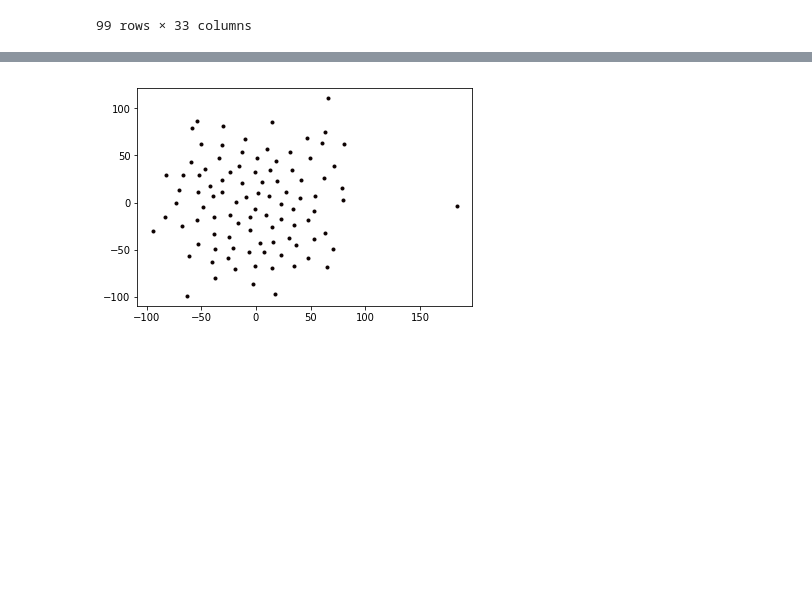
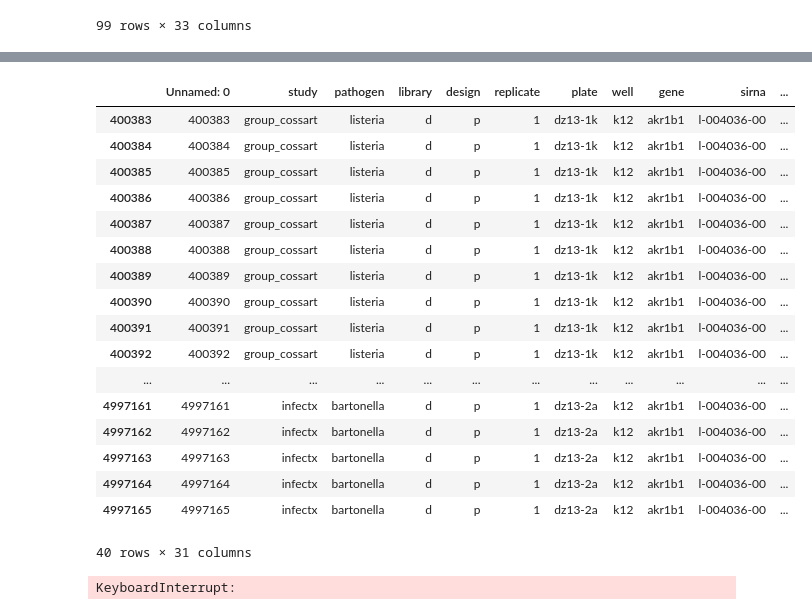
Before and after one commit to cbg-ethz/pybda, a Jupyter notebook: tix_analysis/tix_notebooks/tix_analyse_pandas.ipynb, the cells around one changed output, grey strips where cells are left out. Drawn from its saved outputs; the diff is of its cells as text; code cells hidden in the pictures; blank space fills up the shorter version.

```diff
--- a/tix_analysis/tix_notebooks/tix_analyse_pandas.ipynb
+++ b/tix_analysis/tix_notebooks/tix_analyse_pandas.ipynb
@@ -111 +134,22 @@ tsne = TSNE(n_components=2, )
+# %%
+X[X['gene'].isin([ "akr1b1"])]
+# %% [output]
+|  | Unnamed: 0 | study | pathogen | library | design | replicate | plate | well | gene | sirna | ... |
+| 400383 | 400383 | group_cossart | listeria | d | p | 1 | dz13-1k | k12 | akr1b1 | l-004036-00 | ... |
+| 400384 | 400384 | group_cossart | listeria | d | p | 1 | dz13-1k | k12 | akr1b1 | l-004036-00 | ... |
+| 400385 | 400385 | group_cossart | listeria | d | p | 1 | dz13-1k | k12 | akr1b1 | l-004036-00 | ... |
+| 400386 | 400386 | group_cossart | listeria | d | p | 1 | dz13-1k | k12 | akr1b1 | l-004036-00 | ... |
+| 400387 | 400387 | group_cossart | listeria | d | p | 1 | dz13-1k | k12 | akr1b1 | l-004036-00 | ... |
+| 400388 | 400388 | group_cossart | listeria | d | p | 1 | dz13-1k | k12 | akr1b1 | l-004036-00 | ... |
+| 400389 | 400389 | group_cossart | listeria | d | p | 1 | dz13-1k | k12 | akr1b1 | l-004036-00 | ... |
+| 400390 | 400390 | group_cossart | listeria | d | p | 1 | dz13-1k | k12 | akr1b1 | l-004036-00 | ... |
+| 400391 | 400391 | group_cossart | listeria | d | p | 1 | dz13-1k | k12 | akr1b1 | l-004036-00 | ... |
+| 400392 | 400392 | group_cossart | listeria | d | p | 1 | dz13-1k | k12 | akr1b1 | l-004036-00 | ... |
+| ... | ... | ... | ... | ... | ... | ... | ... | ... | ... | ... | ... |
+| 4997161 | 4997161 | infectx | bartonella | d | p | 1 | dz13-2a | k12 | akr1b1 | l-004036-00 | ... |
+| 4997162 | 4997162 | infectx | bartonella | d | p | 1 | dz13-2a | k12 | akr1b1 | l-004036-00 | ... |
+| 4997163 | 4997163 | infectx | bartonella | d | p | 1 | dz13-2a | k12 | akr1b1 | l-004036-00 | ... |
+| 4997164 | 4997164 | infectx | bartonella | d | p | 1 | dz13-2a | k12 | akr1b1 | l-004036-00 | ... |
+| 4997165 | 4997165 | infectx | bartonella | d | p | 1 | dz13-2a | k12 | akr1b1 | l-004036-00 | ... |
+40 rows × 31 columns
 # %%
@@ -126,9 +168,9 @@ cNorm  = colors.Normalize(vmin=0, vmax=len(uniq))
 scalarMap = cmx.ScalarMappable(norm=cNorm, cmap=hot)
 
 for i in range(len(uniq)):
-    indx = X['pathogen'] == uniq[i]
+    indx = X['gene'] == uniq[i]
     plt.scatter(X_[indx,1], X_[indx,0], color=scalarMap.to_rgba(i), label=uniq[i], marker=".")
 
 plt.show()
 # %% [output]
-[figure, removed]
+KeyboardInterrupt:
```
Also changed, not shown: parts of 15 cells of this notebook, 4 other files.
